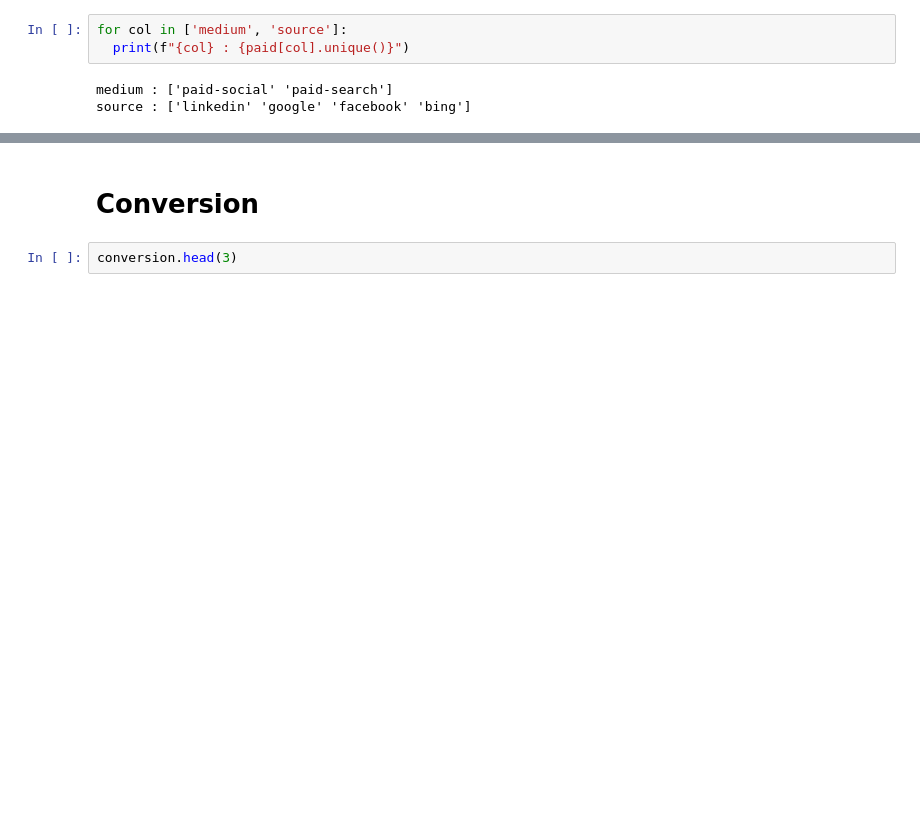
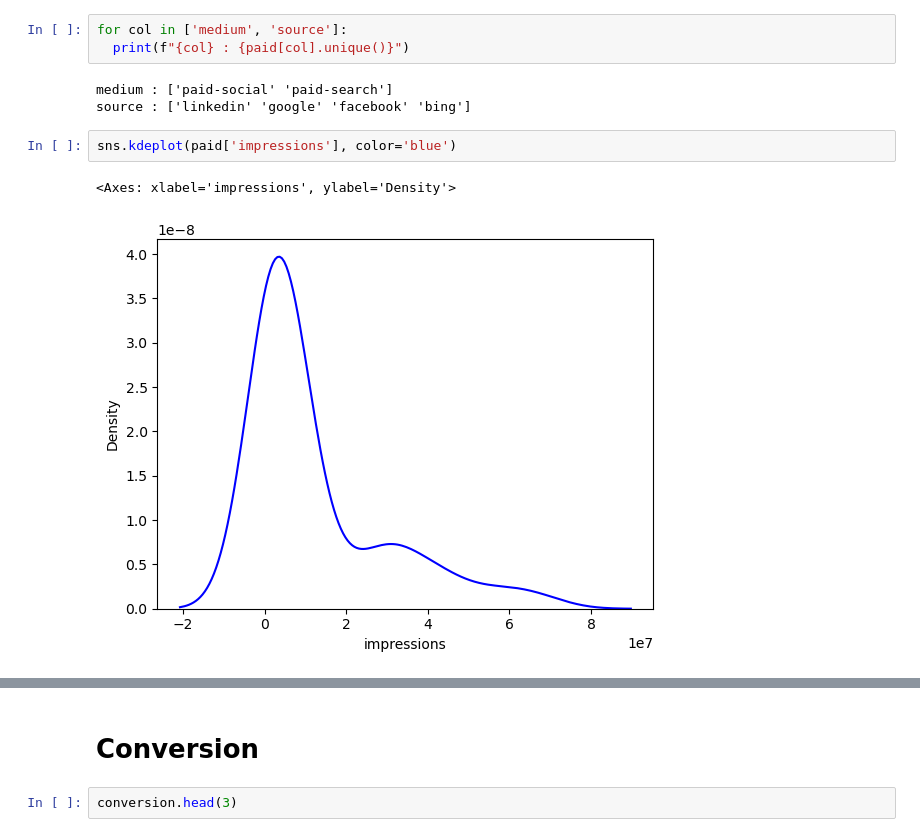
Before and after one commit to Robertoarce/Deel---Growth-Analytics-Challenge, a Jupyter notebook: notebooks/EDA.ipynb, the cells around one changed output, grey strips where cells are left out. Cells and saved outputs as stored; diff of their text form; blank space fills up the shorter version.

```diff
--- a/notebooks/EDA.ipynb
+++ b/notebooks/EDA.ipynb
@@ -37,3 +103,8 @@ for col in ['medium', 'source']:
 # %% [output]
 medium : ['paid-social' 'paid-search']
 source : ['linkedin' 'google' 'facebook' 'bing']
+# %%
+sns.kdeplot(paid['impressions'], color='blue')
+# %% [output]
+<Axes: xlabel='impressions', ylabel='Density'>
+[figure, added]
```
Also changed, not shown: parts of 41 cells of this notebook, 5 other files.
